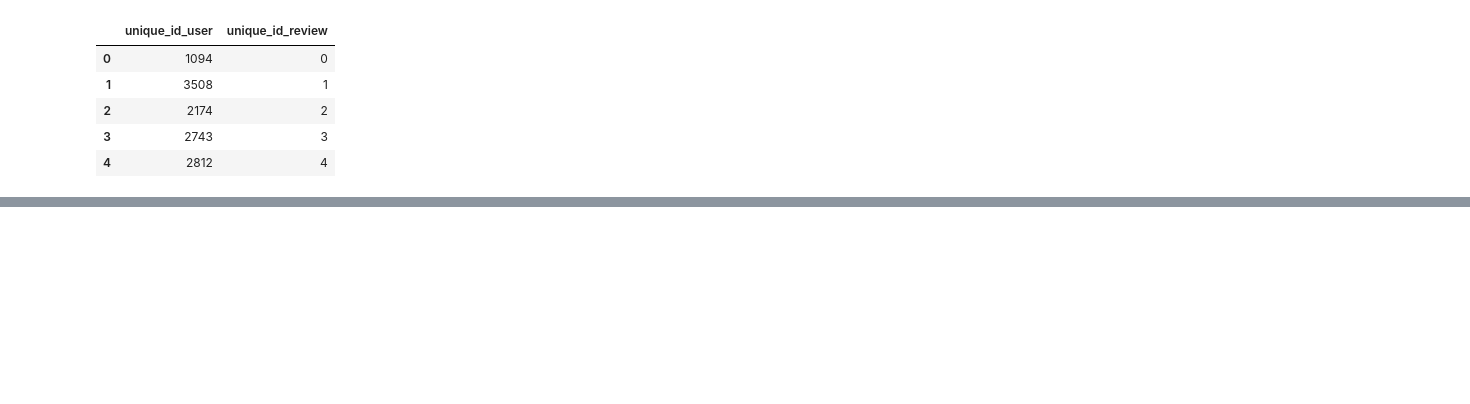
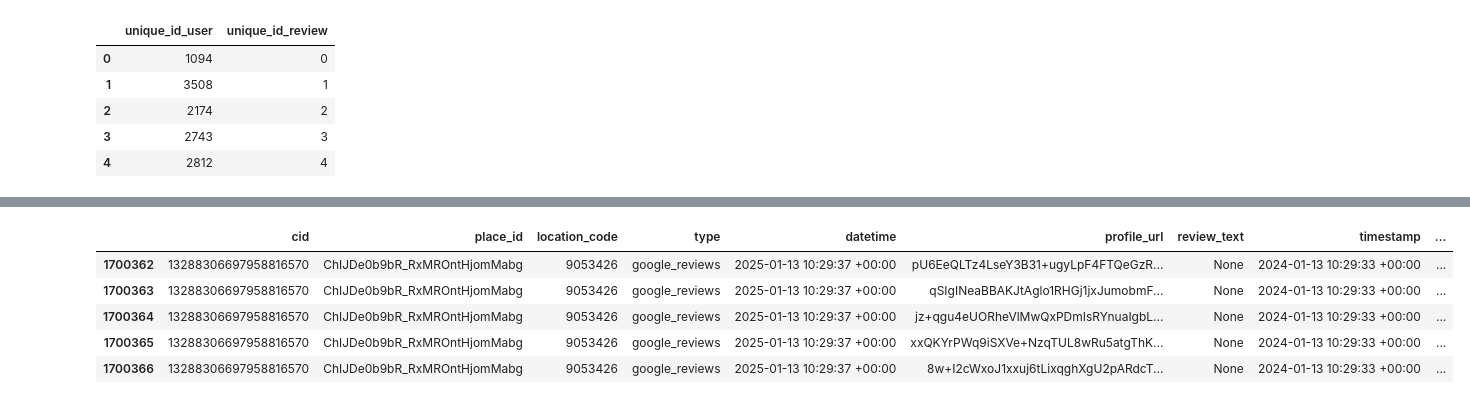
Before and after one commit to lilymart/Dooway_GNN, a Jupyter notebook: src/data_preprocessing/data_for_competitors.ipynb, the cells around one changed output, grey strips where cells are left out. Cells and saved outputs as stored; diff of their text form; code cells hidden in the pictures; blank space fills up the shorter version.

```diff
--- a/src/data_preprocessing/data_for_competitors.ipynb
+++ b/src/data_preprocessing/data_for_competitors.ipynb
@@ -54,0 +144,3 @@ df_result.head()
+# %%
+df_review = pd.read_parquet(os.path.join(base_dir, "original_data", "nodes", "review.parquet"))
+df_review.head()
@@ -54,0 +154,9 @@ df_result.head()
+# %%
+df_review.tail()
+# %% [output]
+|  | cid | place_id | location_code | type | datetime | profile_url | review_text | timestamp | ... |
+| 1700362 | 13288306697958816570 | ChIJDe0b9bR_RxMROntHjomMabg | 9053426 | google_reviews | 2025-01-13 10:29:37 +00:00 | pU6EeQLTz4LseY3B31+ugyLpF4FTQeGzR... | None | 2024-01-13 10:29:33 +00:00 | ... |
+| 1700363 | 13288306697958816570 | ChIJDe0b9bR_RxMROntHjomMabg | 9053426 | google_reviews | 2025-01-13 10:29:37 +00:00 | qSIgINeaBBAKJtAglo1RHGj1jxJumobmF... | None | 2024-01-13 10:29:33 +00:00 | ... |
+| 1700364 | 13288306697958816570 | ChIJDe0b9bR_RxMROntHjomMabg | 9053426 | google_reviews | 2025-01-13 10:29:37 +00:00 | jz+qgu4eUORheVlMwQxPDmIsRYnuaIgbL... | None | 2024-01-13 10:29:33 +00:00 | ... |
+| 1700365 | 13288306697958816570 | ChIJDe0b9bR_RxMROntHjomMabg | 9053426 | google_reviews | 2025-01-13 10:29:37 +00:00 | xxQKYrPWq9iSXVe+NzqTUL8wRu5atgThK... | None | 2024-01-13 10:29:33 +00:00 | ... |
+| 1700366 | 13288306697958816570 | ChIJDe0b9bR_RxMROntHjomMabg | 9053426 | google_reviews | 2025-01-13 10:29:37 +00:00 | 8w+I2cWxoJ1xxuj6tLixqghXgU2pARdcT... | None | 2024-01-13 10:29:33 +00:00 | ... |
```
Also changed, not shown: parts of 23 cells of this notebook, 5 other files.
